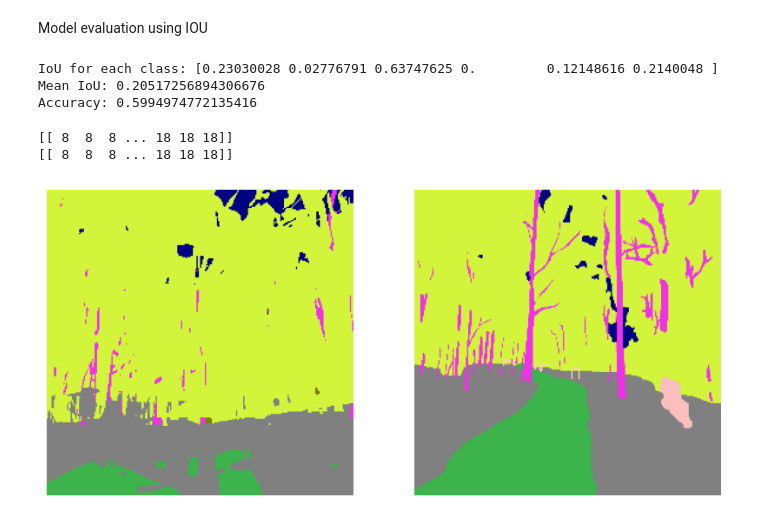
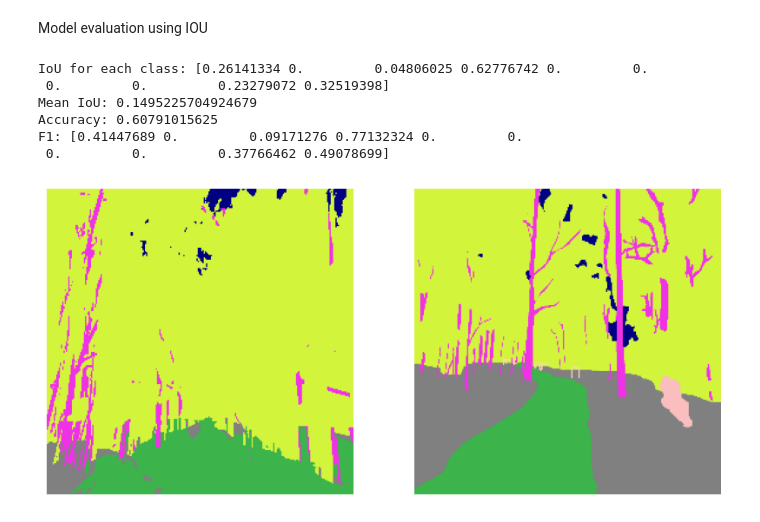
Before and after one commit to AdamChen2003/Semantic-Image-Segmentation-Techniques, a Jupyter notebook: random_forest.ipynb, the cells around one changed output. Saved outputs shown, nothing was run; the diff lists cells and outputs as text; code cells hidden in the pictures.

```diff
--- a/random_forest.ipynb
+++ b/random_forest.ipynb
@@ -177,6 +209,6 @@ Fitting the model
 # %%
 from sklearn.ensemble import RandomForestClassifier
 
-rf = RandomForestClassifier(n_estimators=100, random_state=42)
+rf = RandomForestClassifier(n_estimators=10, random_state=42)
 rf.fit(X_train, y_train)
 # %% [output]
@@ -188,34 +220,32 @@ y_pred = rf.predict(X_test)
 # %% [markdown]
 Model evaluation using IOU
 # %%
-from sklearn.metrics import jaccard_score, accuracy_score
+from sklearn.metrics import jaccard_score, accuracy_score, f1_score
 
 y_pred_whole = np.concatenate(y_pred)
 y_test_whole = np.concatenate(y_test)
-iou = jaccard_score(y_pred_whole, y_test_whole, average=None)
+iou = jaccard_score(y_test_whole, y_pred_whole, average=None)
 print(f'IoU for each class: {iou}')
 print(f'Mean IoU: {np.mean(iou)}')
-print(f'Accuracy: {accuracy_score(y_pred_whole, y_test_whole)}')
+print(f'Accuracy: {accuracy_score(y_test_whole, y_pred_whole)}')
+print(f'F1: {f1_score(y_test_whole, y_pred_whole, average=None)}')
 # %% [output]
-IoU for each class: [0.23030028 0.02776791 0.63747625 0.         0.12148616 0.2140048 ]
-Mean IoU: 0.20517256894306676
-Accuracy: 0.5994974772135416
+IoU for each class: [0.26141334 0.         0.04806025 0.62776742 0.         0.
+ 0.         0.         0.23279072 0.32519398]
+Mean IoU: 0.1495225704924679
+Accuracy: 0.60791015625
+F1: [0.41447689 0.         0.09171276 0.77132324 0.         0.
+ 0.         0.         0.37766462 0.49078699]
 # %%
-img1 = np.asarray(cv2.imread('Dataset-small/data/WildScenes/WildScenes2d/V-01/image/1623379829-508641462.png'))
+img1 = np.asarray(cv2.imread('V-01/image/1623379829-508641462.png'))
 img1 = cv2.resize(img1, target_size)
 features = extract_combined_features(img1)
 y_pred1 = rf.predict([features])
 
-img2 = np.asarray(cv2.imread('Dataset-small/data/WildScenes/WildScenes2d/V-01/image/1623379830-781623853.png'))
+img2 = np.asarray(cv2.imread('V-01/image/1623379830-781623853.png'))
 img2 = cv2.resize(img2, target_size)
 features = extract_combined_features(img2)
 y_pred2 = rf.predict([features])
-# %%
-print(y_pred1)
-print(y_pred2)
-# %% [output]
-[[ 8  8  8 ... 18 18 18]]
-[[ 8  8  8 ... 18 18 18]]
 # %%
 colours = [[0, 0, 0],
            [75, 25, 230],
@@ -228,36 +258,32 @@ colours = [[0, 0, 0],
            [60, 245, 210],
            [75, 25, 230],
            [128, 128, 0],
            [40, 110, 170],
            [200, 250, 255],
            [0, 0, 128],
            [195, 255, 170],
            [0, 128, 128],
            [190, 190, 250],
            [128, 0, 0],
            [128, 128, 128]]
 
 
 y_pred1 = y_pred1.reshape(256,256)
 y_pred2 = y_pred2.reshape(256,256)
 
 result1 = np.array([[colours[num] for num in row] for row in y_pred1])
-actual1 = np.asarray(cv2.imread('Dataset-small/data/WildScenes/WildScenes2d/V-01/label/1623379829-508641462.png'))
+actual1 = np.asarray(cv2.imread('V-01/label/1623379829-508641462.png'))
 actual1 =  cv2.resize(actual1, target_size)
-
-result2 = np.array([[colours[num] for num in row] for row in y_pred2])
-actual2 = np.asarray(cv2.imread('Dataset-small/data/WildScenes/WildScenes2d/V-01/label/1623379830-781623853.png'))
-actual2 =  cv2.resize(actual2, target_size)
 
 import matplotlib.pyplot as plt
 
 plt.figure(figsize=(10, 10))
 plt.subplot(1, 2, 1)
 plt.axis('off')
 plt.imshow(cv2.cvtColor(result1.astype(np.uint8), cv2.COLOR_BGR2RGB))
 plt.subplot(1, 2, 2)
 plt.axis('off')
 plt.imshow(cv2.cvtColor(actual1, cv2.COLOR_BGR2RGB))
 plt.show()
 # %% [output]
-[figure, old version]
+[figure, new version]
```
Also changed, not shown: parts of 6 cells of this notebook.
